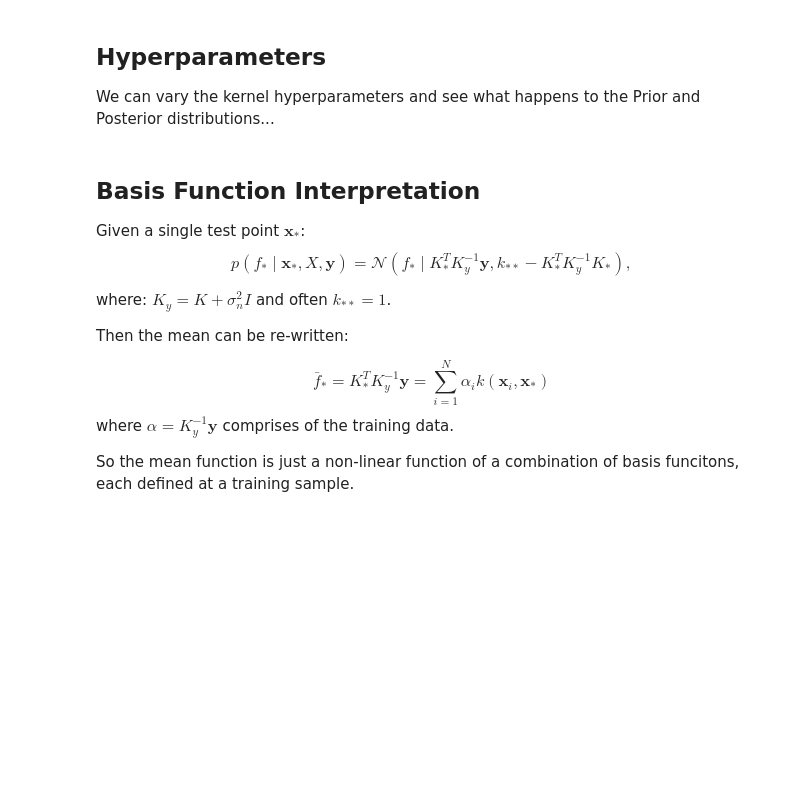
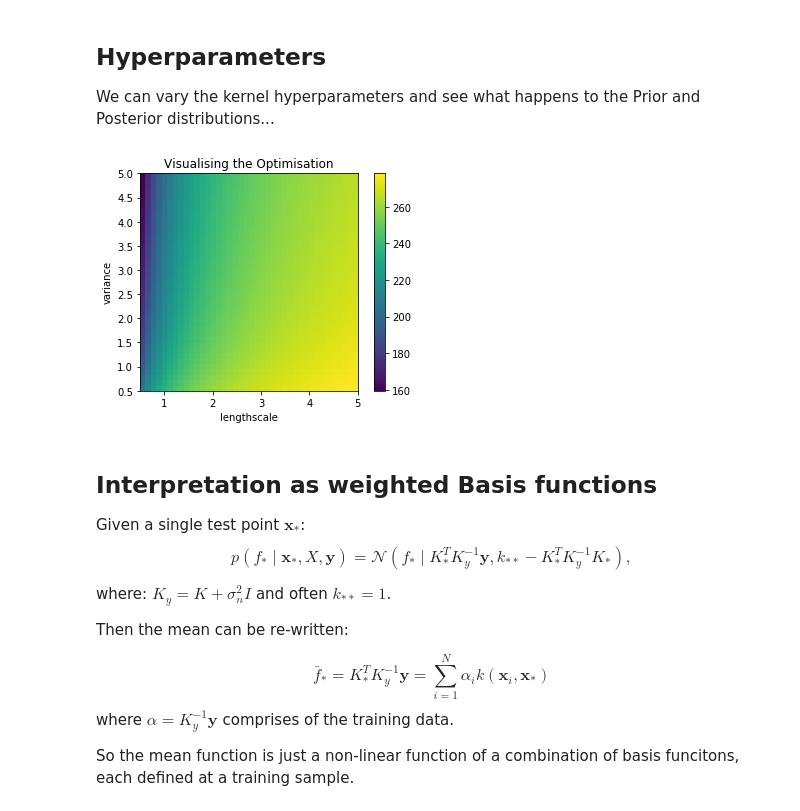
Before and after one commit to PDuckworth/Homemade-GPs, a Jupyter notebook: GP_homemade.ipynb, the cells around one changed output. Cells and saved outputs as stored; diff of their text form; code cells hidden in the pictures; blank space fills up the shorter version.

```diff
--- a/GP_homemade.ipynb
+++ b/GP_homemade.ipynb
@@ -326,7 +326,7 @@ def new_kernel(a,b,l=1.0,sig=1.0):
     k = (sig**2)*np.exp(-.5 * (1/l) * sqdist)
     return k
 
-def wrap(length, sigma_f):
+def wrap(length, sigma_f, vis=False):
     K = new_kernel(X,X,length,sigma_f)
     Kstar = new_kernel(X, Xtest,length,sigma_f)
     Kstarstar = new_kernel(Xtest, Xtest,length,sigma_f)
@@ -351,6 +351,16 @@ def wrap(length, sigma_f):
     L = np.linalg.cholesky(post)
     f_post = mu.reshape(-1,1) + np.dot(L, np.random.normal(size=(n,5)))
 
+    #Log marginal likelihood
+    LML = -0.5*np.dot(y.T, alpha) - sum(np.log(np.diag(L))) - 0.5*N*np.log(2*np.pi)
+
+    if vis: draw_things(Xtest, f_prior, f, (mu, std), f_post)
+    print "Log marginal likelihood = "
+    return LML
+
+
+
+def draw_things(Xtest, f_prior, f, (mu, std), f_post):
 
     fig, (ax1, ax2, ax3) = plt.subplots(1, 3, figsize=(20, 6))
     ax1.axis([-5, 5, -3, 3])
@@ -371,10 +381,25 @@ def wrap(length, sigma_f):
 
     plt.show()
 
-
-interact(wrap, length=(0.01,10,0.01), sigma_f=(0.01,5,0.1));
+interact(wrap, length=(0.01,5,0.01), sigma_f=(0.01,5,0.1), vis=True);
+# %%
+lengthscales = np.linspace(0.5, 5., 40)
+variances = np.linspace(0.5, 5., 40)
+
+log_likelihoods = np.zeros((len(variances), len(lengthscales)))
+
+for v in xrange(len(variances)):
+    for l in xrange(len(lengthscales)):
+        log_likelihoods[v, l] = wrap(lengthscales[l], variances[v])
+
+plt.imshow(log_likelihoods, extent=[min(lengthscales),max(lengthscales),min(variances),max(variances)], aspect=1, origin='lower')
+plt.colorbar()
+plt.xlabel("lengthscale"), plt.ylabel("variance"), plt.title("Visualising the Optimisation")
+plt.show()
+# %% [output]
+[figure, added]
 # %% [markdown]
-Basis Function Interpretation
+Interpretation as weighted Basis functions
 ---
 
 Given a single test point $\boldsymbol{x}_*$:
```
Also changed, not shown: parts of 4 cells of this notebook.
